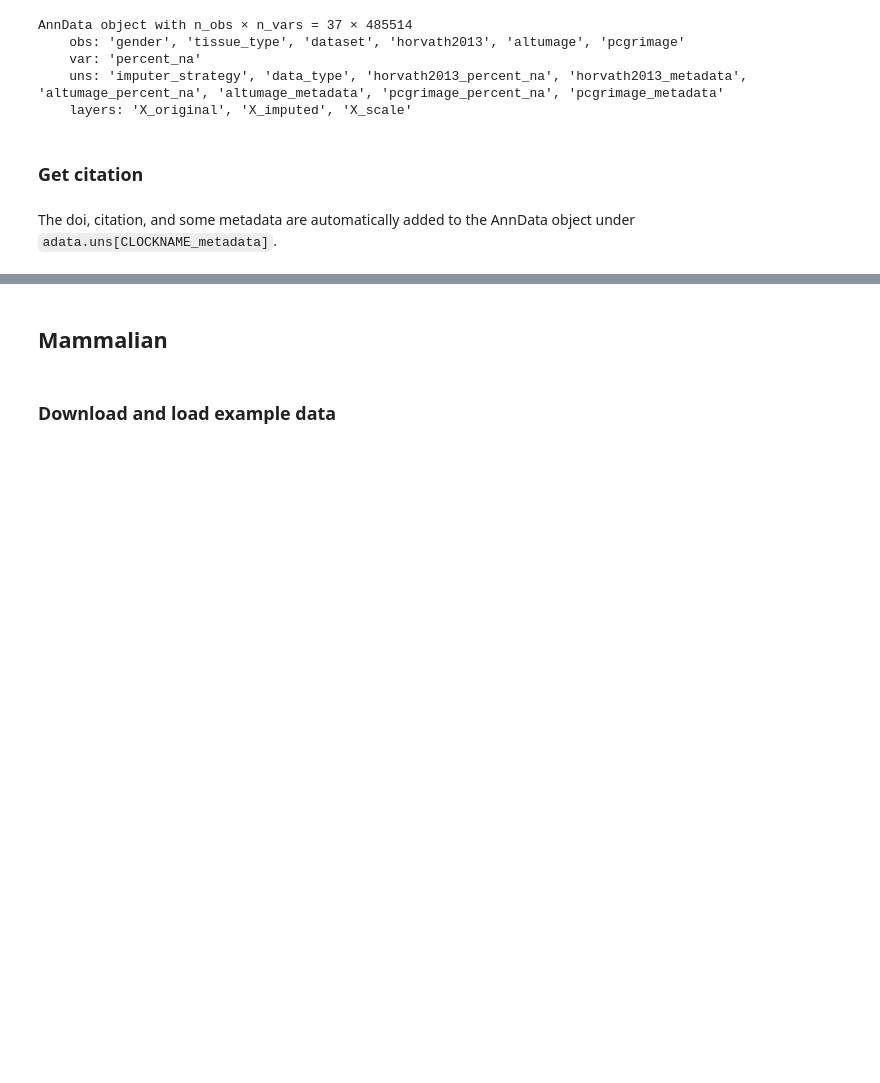
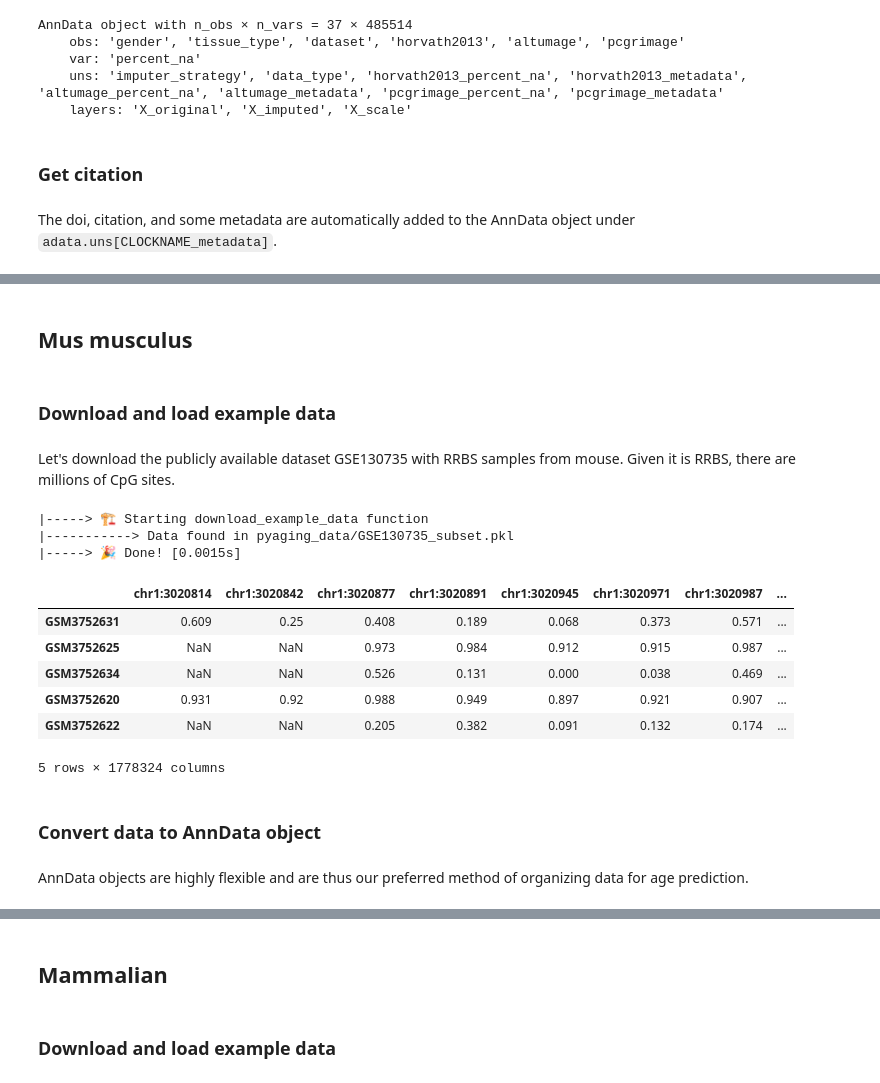
Before and after one commit to rsinghlab/pyaging, a Jupyter notebook: tutorials/tutorial_dnam.ipynb, the cells around one changed output, grey strips where cells are left out. Saved outputs shown, nothing was run; the diff lists cells and outputs as text; code cells hidden in the pictures; blank space fills up the shorter version.

Commit message:
added mouse clocks

```diff
--- a/tutorials/tutorial_dnam.ipynb
+++ b/tutorials/tutorial_dnam.ipynb
@@ -179,0 +182,28 @@ adata.uns['pcgrimage_metadata']
+# %% [markdown]
+## Mus musculus
+# %% [markdown]
+### Download and load example data
+# %% [markdown]
+Let's download the publicly available dataset GSE130735 with RRBS samples from mouse. Given it is RRBS, there are millions of CpG sites.
+# %%
+pya.data.download_example_data('GSE130735')
+# %% [output]
+|-----> 🏗️ Starting download_example_data function
+|-----------> Data found in pyaging_data/GSE130735_subset.pkl
+|-----> 🎉 Done! [0.0015s]
+# %%
+df = pd.read_pickle('pyaging_data/GSE130735_subset.pkl')
+# %%
+df.head()
+# %% [output]
+|  | chr1:3020814 | chr1:3020842 | chr1:3020877 | chr1:3020891 | chr1:3020945 | chr1:3020971 | chr1:3020987 | ... |
+| GSM3752631 | 0.609 | 0.25 | 0.408 | 0.189 | 0.068 | 0.373 | 0.571 | ... |
+| GSM3752625 | NaN | NaN | 0.973 | 0.984 | 0.912 | 0.915 | 0.987 | ... |
+| GSM3752634 | NaN | NaN | 0.526 | 0.131 | 0.000 | 0.038 | 0.469 | ... |
+| GSM3752620 | 0.931 | 0.92 | 0.988 | 0.949 | 0.897 | 0.921 | 0.907 | ... |
+| GSM3752622 | NaN | NaN | 0.205 | 0.382 | 0.091 | 0.132 | 0.174 | ... |
+5 rows × 1778324 columns
+# %% [markdown]
+### Convert data to AnnData object
+# %% [markdown]
+AnnData objects are highly flexible and are thus our preferred method of organizing data for age prediction.
```
Also changed, not shown: parts of 26 cells of this notebook, 11 other files.
